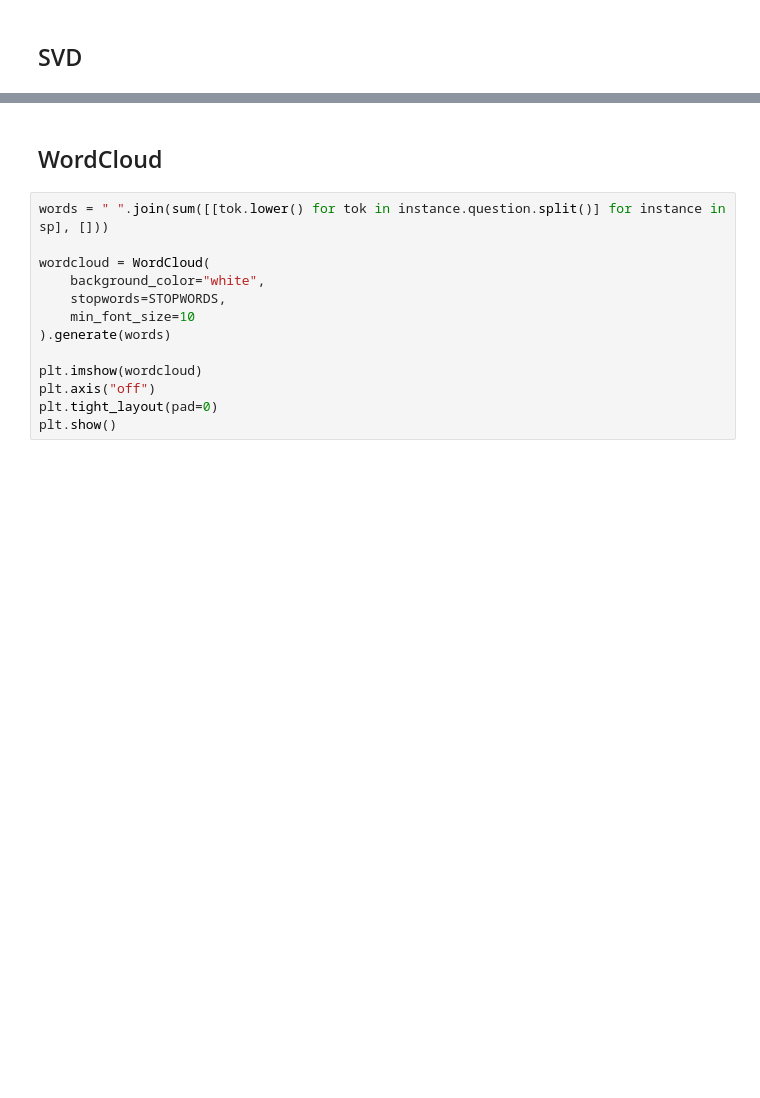
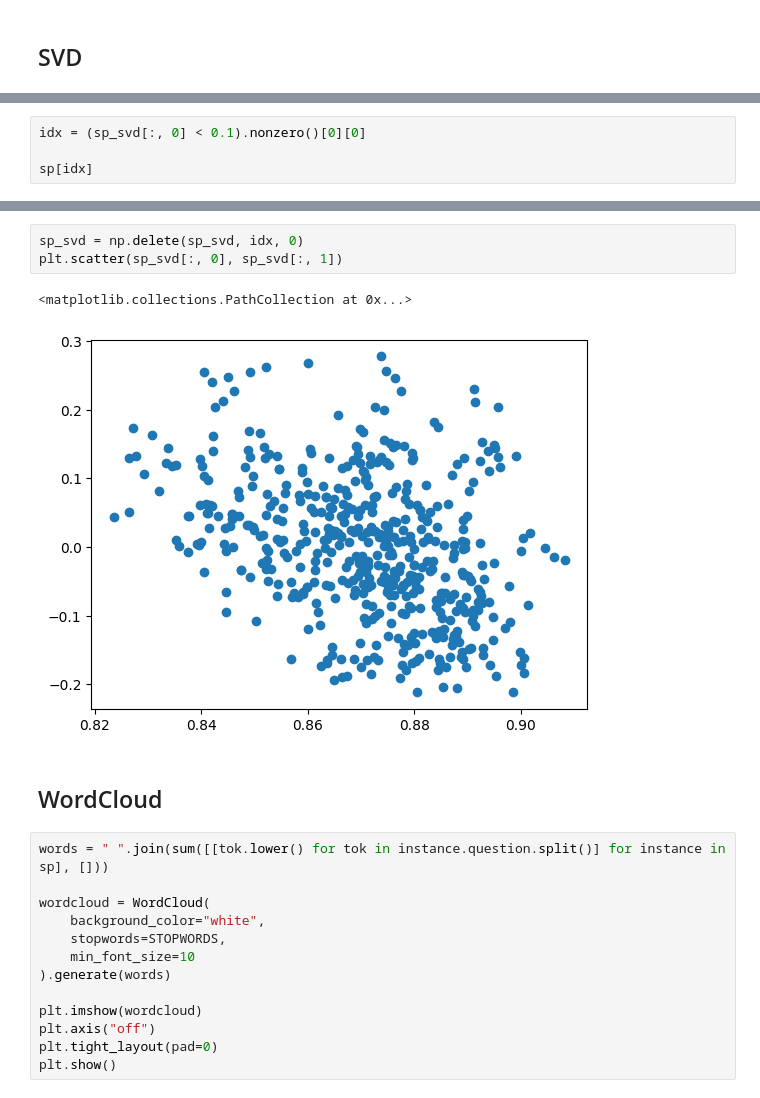
Before and after one commit to jkarolczak/brainteaser, a Jupyter notebook: notebooks/eda.ipynb, the cells around one changed output, grey strips where cells are left out. Cells and saved outputs as stored; diff of their text form; blank space fills up the shorter version.

```diff
--- a/notebooks/eda.ipynb
+++ b/notebooks/eda.ipynb
@@ -19,0 +25,4 @@ plt.scatter(sp_svd[:, 0], sp_svd[:, 1])
+# %%
+idx = (sp_svd[:, 0] < 0.1).nonzero()[0][0]
+
+sp[idx]
@@ -20,3 +35,9 @@ plt.scatter(sp_svd[:, 0], sp_svd[:, 1])
+# %%
+sp_svd = np.delete(sp_svd, idx, 0)
+plt.scatter(sp_svd[:, 0], sp_svd[:, 1])
+# %% [output]
+<matplotlib.collections.PathCollection at 0x...>
+[figure, added]
 # %% [markdown]
 ## WordCloud
 # %%
```
Also changed, not shown: parts of 9 cells of this notebook, 2 other files.
